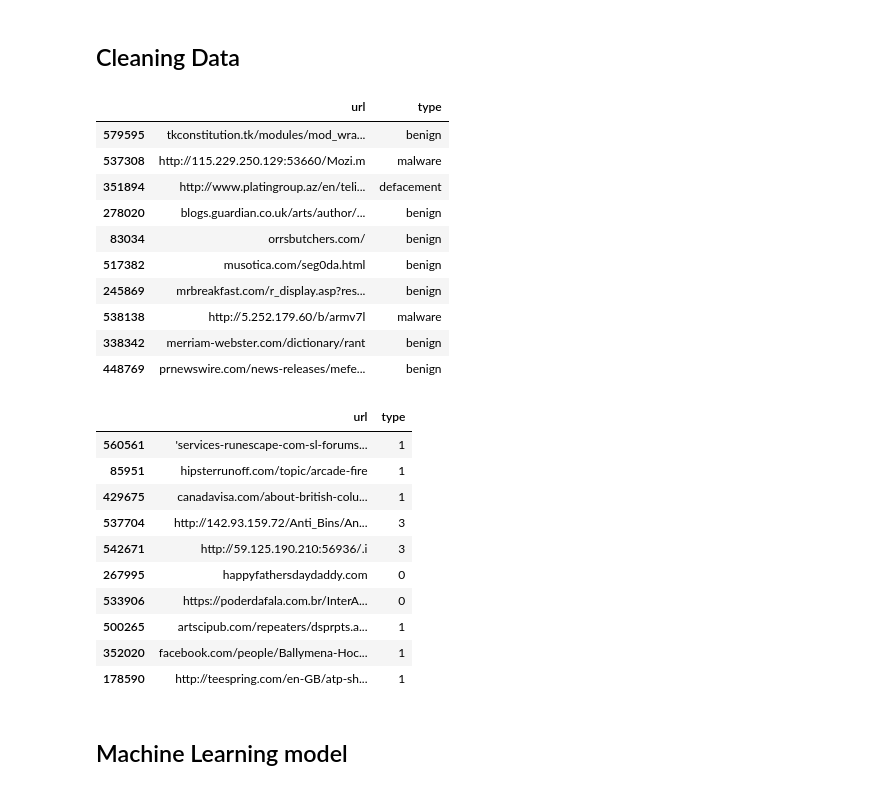
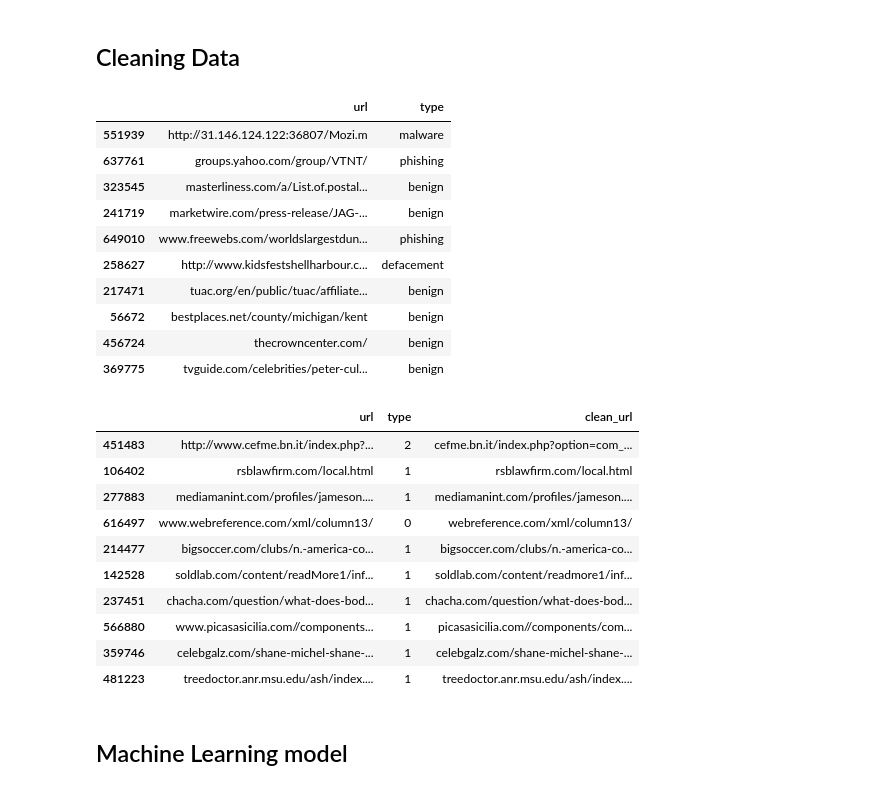
Before and after one commit to TheDelta220/Phishing-URL-Detection, a Jupyter notebook: Phishing URL Detection.ipynb, the cells around one changed output. Cells and saved outputs as stored; diff of their text form; code cells hidden in the pictures.

```diff
--- a/Phishing URL Detection.ipynb
+++ b/Phishing URL Detection.ipynb
@@ -52,43 +52,51 @@ df = df.dropna(subset=["url", "type"])
 df["url"] = df["url"].astype(str).str.strip()
 #creates a column of bool values where True is a URL that has text and False are just blank
 df = df[df["url"] != ""]
-#strips the www. off the urls so its easier to read
-df["url"] = df["url"].replace('https://', '').replace('http://', '').replace('www.', '')
 df.sample(10)
 # %% [output]
 |  | url | type |
-| 579595 | tkconstitution.tk/modules/mod_wra... | benign |
-| 537308 | http://115.229.250.129:53660/Mozi.m | malware |
-| 351894 | http://www.platingroup.az/en/teli... | defacement |
-| 278020 | blogs.guardian.co.uk/arts/author/... | benign |
-| 83034 | orrsbutchers.com/ | benign |
-| 517382 | musotica.com/seg0da.html | benign |
-| 245869 | mrbreakfast.com/r_display.asp?res... | benign |
-| 538138 | http://5.252.179.60/b/armv7l | malware |
-| 338342 | merriam-webster.com/dictionary/rant | benign |
-| 448769 | prnewswire.com/news-releases/mefe... | benign |
+| 551939 | http://31.146.124.122:36807/Mozi.m | malware |
+| 637761 | groups.yahoo.com/group/VTNT/ | phishing |
+| 323545 | masterliness.com/a/List.of.postal... | benign |
+| 241719 | marketwire.com/press-release/JAG-... | benign |
+| 649010 | www.freewebs.com/worldslargestdun... | phishing |
+| 258627 | http://www.kidsfestshellharbour.c... | defacement |
+| 217471 | tuac.org/en/public/tuac/affiliate... | benign |
+| 56672 | bestplaces.net/county/michigan/kent | benign |
+| 456724 | thecrowncenter.com/ | benign |
+| 369775 | tvguide.com/celebrities/peter-cul... | benign |
 # %%
 #use "map" to assign a int to each type so that it is easier to sort and understand
 #https://pandas.pydata.org/docs/reference/api/pandas.DataFrame.map.html
 df["type"] = df["type"].map({"phishing": 0, "benign": 1, "defacement": 2, "malware": 3})
 #cleans out all the rows that arnt in the dictionary above
 df = df.dropna(subset=["type"])
 #converts all the types to int incase any werent
 df["type"] = df["type"].astype(int)
+
+def simple_preprocess(url):
+    if pd.isna(url):
+        return ""
+    #strips the www. off the urls so its easier to read
+    url = url.replace('https://', '').replace('http://', '').replace('www.', '')
+    return url.lower().strip()
+
+df['clean_url'] = df['url'].apply(simple_preprocess)
+
 #gives me a test sample to see if the map worked
 df.sample(10)
 # %% [output]
-|  | url | type |
-| 560561 | 'services-runescape-com-sl-forums... | 1 |
-| 85951 | hipsterrunoff.com/topic/arcade-fire | 1 |
-| 429675 | canadavisa.com/about-british-colu... | 1 |
-| 537704 | http://142.93.159.72/Anti_Bins/An... | 3 |
-| 542671 | http://59.125.190.210:56936/.i | 3 |
-| 267995 | happyfathersdaydaddy.com | 0 |
-| 533906 | https://poderdafala.com.br/InterA... | 0 |
-| 500265 | artscipub.com/repeaters/dsprpts.a... | 1 |
-| 352020 | facebook.com/people/Ballymena-Hoc... | 1 |
-| 178590 | http://teespring.com/en-GB/atp-sh... | 1 |
+|  | url | type | clean_url |
+| 451483 | http://www.cefme.bn.it/index.php?... | 2 | cefme.bn.it/index.php?option=com_... |
+| 106402 | rsblawfirm.com/local.html | 1 | rsblawfirm.com/local.html |
+| 277883 | mediamanint.com/profiles/jameson.... | 1 | mediamanint.com/profiles/jameson.... |
+| 616497 | www.webreference.com/xml/column13/ | 0 | webreference.com/xml/column13/ |
+| 214477 | bigsoccer.com/clubs/n.-america-co... | 1 | bigsoccer.com/clubs/n.-america-co... |
+| 142528 | soldlab.com/content/readMore1/inf... | 1 | soldlab.com/content/readmore1/inf... |
+| 237451 | chacha.com/question/what-does-bod... | 1 | chacha.com/question/what-does-bod... |
+| 566880 | www.picasasicilia.com//components... | 1 | picasasicilia.com//components/com... |
+| 359746 | celebgalz.com/shane-michel-shane-... | 1 | celebgalz.com/shane-michel-shane-... |
+| 481223 | treedoctor.anr.msu.edu/ash/index.... | 1 | treedoctor.anr.msu.edu/ash/index.... |
 # %% [markdown]
 ## Machine Learning model
 # %%
```
Also changed, not shown: parts of 9 cells of this notebook.
